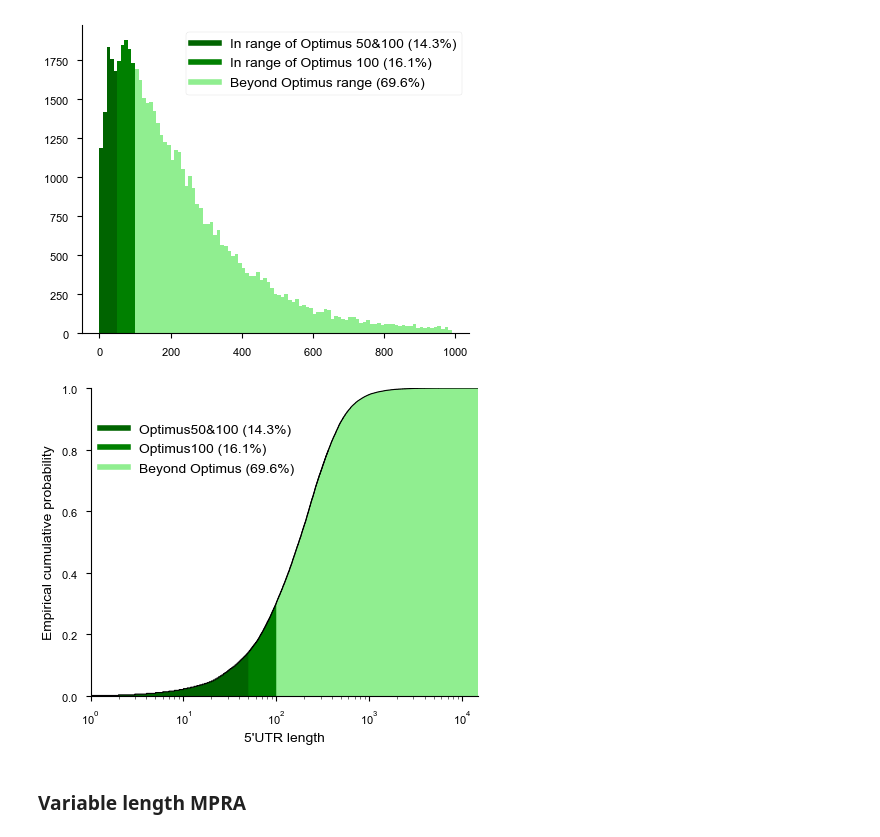
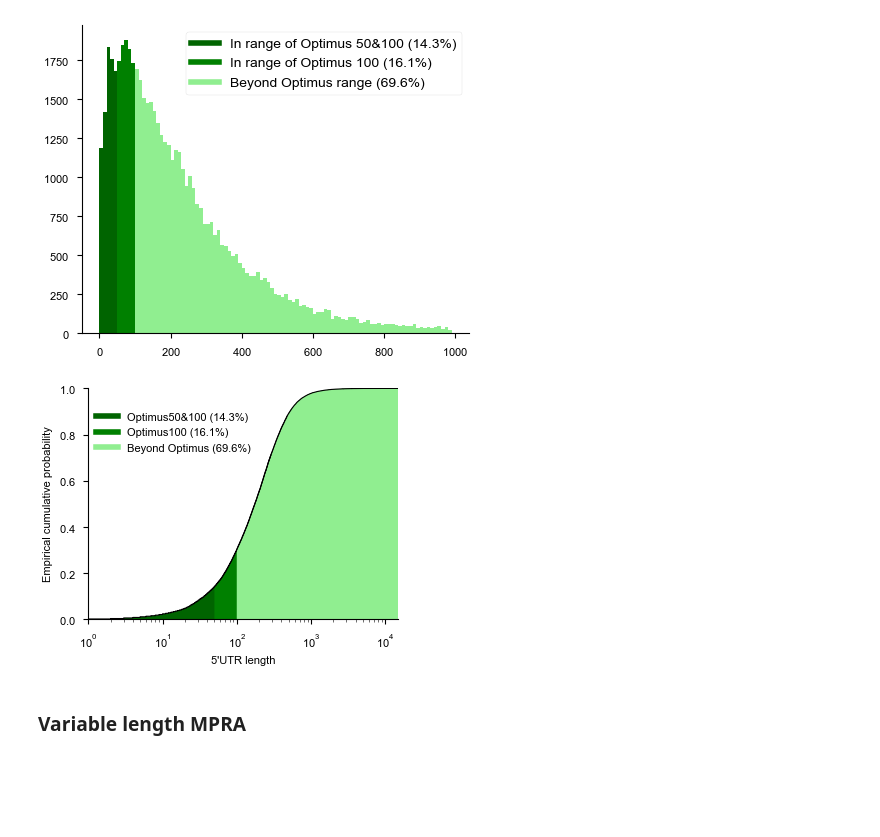
Before and after one commit to Karollus/5UTR, a Jupyter notebook: Modelling/5utr_Data_Analysis.ipynb, the cells around one changed output. Cells and saved outputs as stored; diff of their text form; code cells hidden in the pictures; blank space fills up the shorter version.

```diff
--- a/Modelling/5utr_Data_Analysis.ipynb
+++ b/Modelling/5utr_Data_Analysis.ipynb
@@ -100,8 +100,8 @@ fig.savefig("../Graphics/utrlen_hist.svg")
 # %%
 import statsmodels.api as sm
 
-font_size=10
-fig_dims = (5.0, 4.0)
+font_size=8
+fig_dims = (4.0, 3.0)
 
 colors = ["darkgreen", "green", "lightgreen"]
 
@@ -117,34 +117,34 @@ idx2 = np.argmax(x >= 100)
 ax.fill_between(x[0:], 0, y[0:], facecolor=colors[0], step="post")
 ax.fill_between(x[idx1:], 0, y[idx1:], facecolor=colors[1], step="post")
 ax.fill_between(x[idx2:], 0, y[idx2:], facecolor=colors[2], step="post")
 ax.set_ylim(0,1.0)
 ax.set_xlim(1,max(sample))
 ax.set_ylabel('Empirical cumulative probability', fontsize=font_size)
 #ax.set_xticks(x_pos)
 #ax.set_xticklabels(names)
 ax.set_xlabel("5'UTR length", fontsize=font_size)
 #ax.vlines(50, ymin=0, ymax=1)
 #ax.vlines(100, ymin=0, ymax=1)
 ax.set_xscale('log')
 
 optimus50_pct = (np.sum(seq_df["utr"].str.len() <= 50)/len(seq_df["utr"]))*100
 optimus100_pct = (np.sum((seq_df["utr"].str.len() <= 100) & (seq_df["utr"].str.len() > 50))/len(seq_df["utr"]))*100
 beyond_pct = (np.sum(seq_df["utr"].str.len() > 100)/len(seq_df["utr"]))*100
 custom_lines = [Line2D([0], [0], color=colors[0], lw=4),
                 Line2D([0], [0], color=colors[1], lw=4),
                 Line2D([0], [0], color=colors[2], lw=4)]
 ax.legend(custom_lines, ["Optimus50&100 (" + str(round(optimus50_pct,1)) + "%)",
                          "Optimus100 (" + str(round(optimus100_pct,1)) + "%)",
                          "Beyond Optimus (" + str(round(beyond_pct,1)) + "%)"],
           frameon=False,
           loc=(0.01,0.70),
          fontsize=font_size)
 
 sns.despine(fig)
 fig.set_size_inches(fig_dims)
 fig.savefig("../Graphics/utrlen_ecdf.svg")
 # %% [output]
-[figure, old version]
+[figure, new version]
 # %% [markdown]
 ### Variable length MPRA
 # %%
```
Also changed, not shown: 3 other files.
